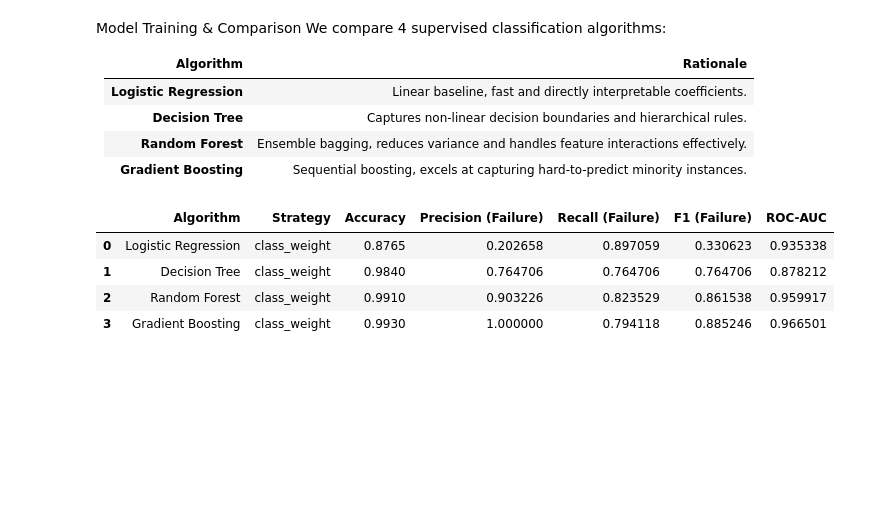
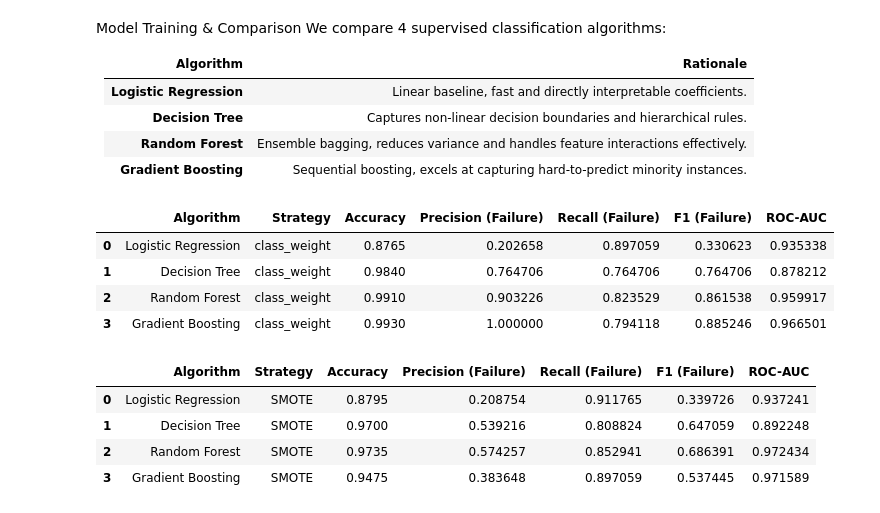
Before and after one commit to chaminduchirantha/predictive-maintenance-rul, a Jupyter notebook: notebooks/ml_final_project.ipynb, the cells around one changed output. Cells and saved outputs as stored; diff of their text form; code cells hidden in the pictures; blank space fills up the shorter version.

Commit message:
model: repeat comparison using SMOTE-resampled data

```diff
--- a/notebooks/ml_final_project.ipynb
+++ b/notebooks/ml_final_project.ipynb
@@ -337,3 +337,34 @@ display(df_results_cw)
 | 1 | Decision Tree | class_weight | 0.9840 | 0.764706 | 0.764706 | 0.764706 | 0.878212 |
 | 2 | Random Forest | class_weight | 0.9910 | 0.903226 | 0.823529 | 0.861538 | 0.959917 |
 | 3 | Gradient Boosting | class_weight | 0.9930 | 1.000000 | 0.794118 | 0.885246 | 0.966501 |
+# %%
+models_smote = {
+    'Logistic Regression': LogisticRegression(random_state=42, max_iter=1000),
+    'Decision Tree': DecisionTreeClassifier(random_state=42),
+    'Random Forest': RandomForestClassifier(random_state=42),
+    'Gradient Boosting': GradientBoostingClassifier(random_state=42)
+}
+
+results_smote = []
+for name, model in models_smote.items():
+    model.fit(X_train_smote, y_train_smote)
+    y_pred = model.predict(X_test_scaled)
+    y_proba = model.predict_proba(X_test_scaled)[:, 1]
+    results_smote.append({
+        'Algorithm': name,
+        'Strategy': 'SMOTE',
+        'Accuracy': accuracy_score(y_test, y_pred),
+        'Precision (Failure)': precision_score(y_test, y_pred, zero_division=0),
+        'Recall (Failure)': recall_score(y_test, y_pred, zero_division=0),
+        'F1 (Failure)': f1_score(y_test, y_pred, zero_division=0),
+        'ROC-AUC': roc_auc_score(y_test, y_proba)
+    })
+
+df_results_smote = pd.DataFrame(results_smote)
+display(df_results_smote)
+# %% [output]
+|  | Algorithm | Strategy | Accuracy | Precision (Failure) | Recall (Failure) | F1 (Failure) | ROC-AUC |
+| 0 | Logistic Regression | SMOTE | 0.8795 | 0.208754 | 0.911765 | 0.339726 | 0.937241 |
+| 1 | Decision Tree | SMOTE | 0.9700 | 0.539216 | 0.808824 | 0.647059 | 0.892248 |
+| 2 | Random Forest | SMOTE | 0.9735 | 0.574257 | 0.852941 | 0.686391 | 0.972434 |
+| 3 | Gradient Boosting | SMOTE | 0.9475 | 0.383648 | 0.897059 | 0.537445 | 0.971589 |
```
